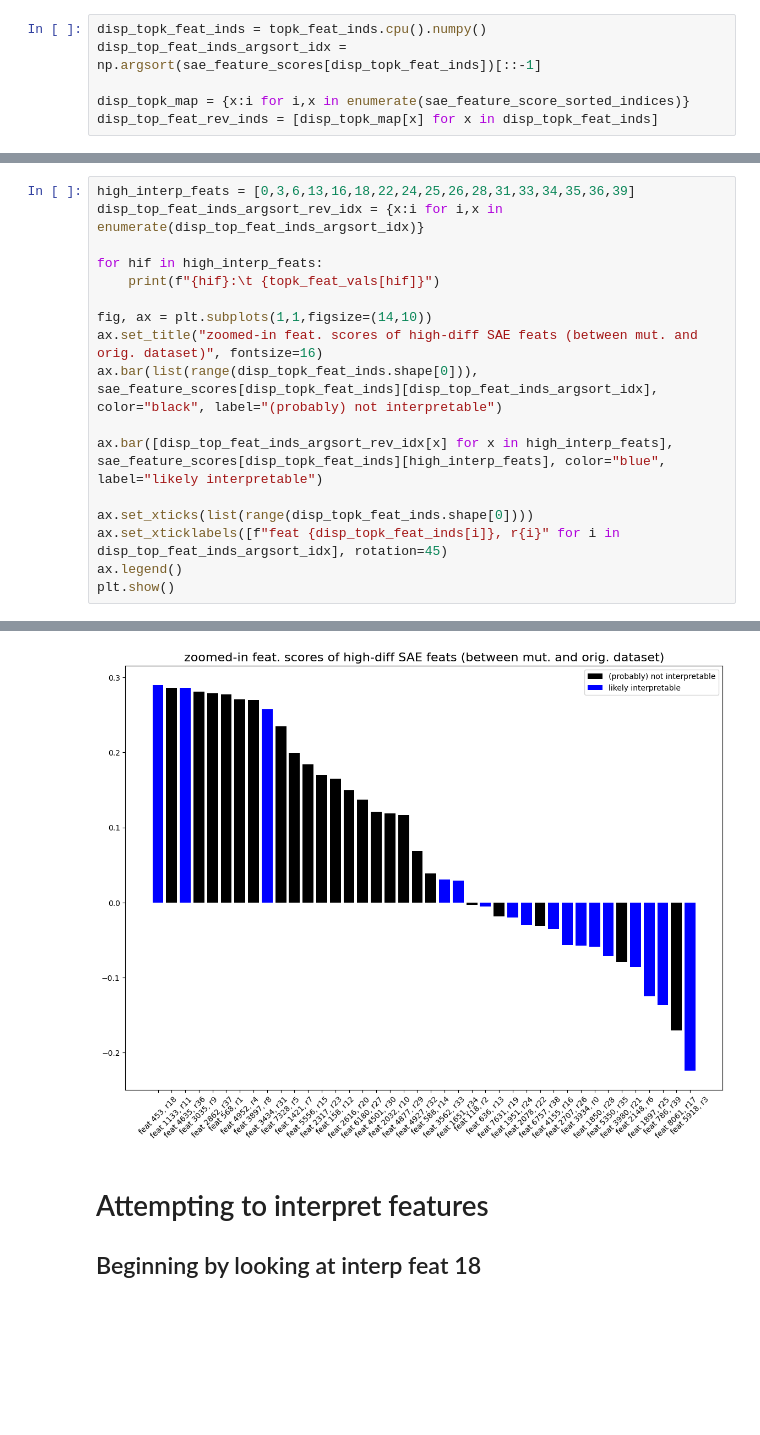
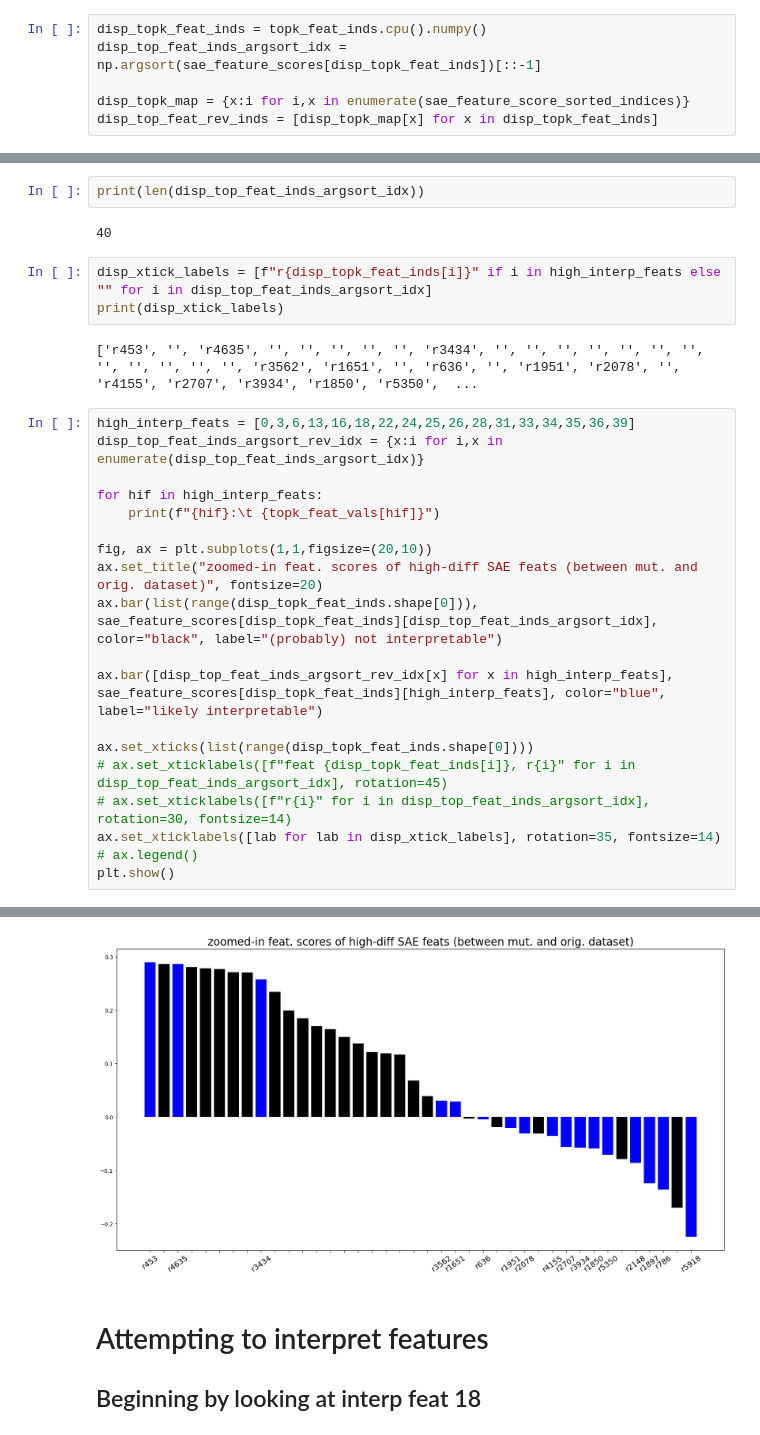
Before and after one commit to blab/mutational-embedding-vectors, a Jupyter notebook: notebooks/plm_circuits/ex21_covfit_SAE.ipynb, the cells around one changed output, grey strips where cells are left out. Saved outputs shown, nothing was run; the diff lists cells and outputs as text; blank space fills up the shorter version.

```diff
--- a/notebooks/plm_circuits/ex21_covfit_SAE.ipynb
+++ b/notebooks/plm_circuits/ex21_covfit_SAE.ipynb
@@ -534,3 +535,12 @@ plt.show()
+# %%
+print(len(disp_top_feat_inds_argsort_idx))
+# %% [output]
+40
+# %%
+disp_xtick_labels = [f"r{disp_topk_feat_inds[i]}" if i in high_interp_feats else "" for i in disp_top_feat_inds_argsort_idx]
+print(disp_xtick_labels)
+# %% [output]
+['r453', '', 'r4635', '', '', '', '', '', 'r3434', '', '', '', '', '', '', '', '', '', '', '', '', 'r3562', 'r1651', '', 'r636', '', 'r1951', 'r2078', '', 'r4155', 'r2707', 'r3934', 'r1850', 'r5350',  ...
 # %%
 high_interp_feats = [0,3,6,13,16,18,22,24,25,26,28,31,33,34,35,36,39]
 disp_top_feat_inds_argsort_rev_idx = {x:i for i,x in enumerate(disp_top_feat_inds_argsort_idx)}
@@ -538,14 +548,16 @@ disp_top_feat_inds_argsort_rev_idx = {x:i for i,x in enumerate(disp_top_feat_ind
 for hif in high_interp_feats:
     print(f"{hif}:\t {topk_feat_vals[hif]}")
 
-fig, ax = plt.subplots(1,1,figsize=(14,10))
-ax.set_title("zoomed-in feat. scores of high-diff SAE feats (between mut. and orig. dataset)", fontsize=16)
+fig, ax = plt.subplots(1,1,figsize=(20,10))
+ax.set_title("zoomed-in feat. scores of high-diff SAE feats (between mut. and orig. dataset)", fontsize=20)
 ax.bar(list(range(disp_topk_feat_inds.shape[0])), sae_feature_scores[disp_topk_feat_inds][disp_top_feat_inds_argsort_idx], color="black", label="(probably) not interpretable")
 
 ax.bar([disp_top_feat_inds_argsort_rev_idx[x] for x in high_interp_feats], sae_feature_scores[disp_topk_feat_inds][high_interp_feats], color="blue", label="likely interpretable")
 
 ax.set_xticks(list(range(disp_topk_feat_inds.shape[0])))
-ax.set_xticklabels([f"feat {disp_topk_feat_inds[i]}, r{i}" for i in disp_top_feat_inds_argsort_idx], rotation=45)
-ax.legend()
+# ax.set_xticklabels([f"feat {disp_topk_feat_inds[i]}, r{i}" for i in disp_top_feat_inds_argsort_idx], rotation=45)
+# ax.set_xticklabels([f"r{i}" for i in disp_top_feat_inds_argsort_idx], rotation=30, fontsize=14)
+ax.set_xticklabels([lab for lab in disp_xtick_labels], rotation=35, fontsize=14)
+# ax.legend()
 plt.show()
 # %% [output]
@@ -569,4 +581,4 @@ plt.show()
-[figure, old version]
+[figure, new version]
 # %% [markdown]
 # Attempting to interpret features
 
```
Also changed, not shown: parts of 6 cells of this notebook, 1 other file.
